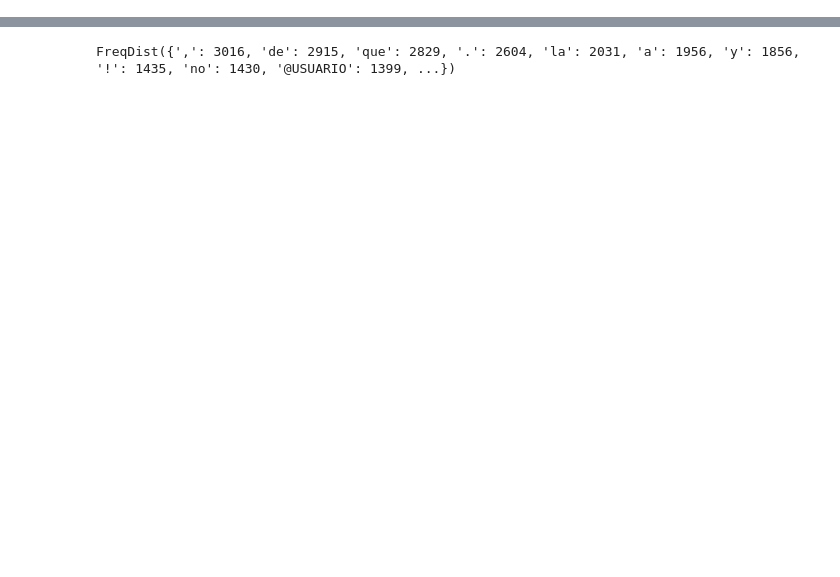
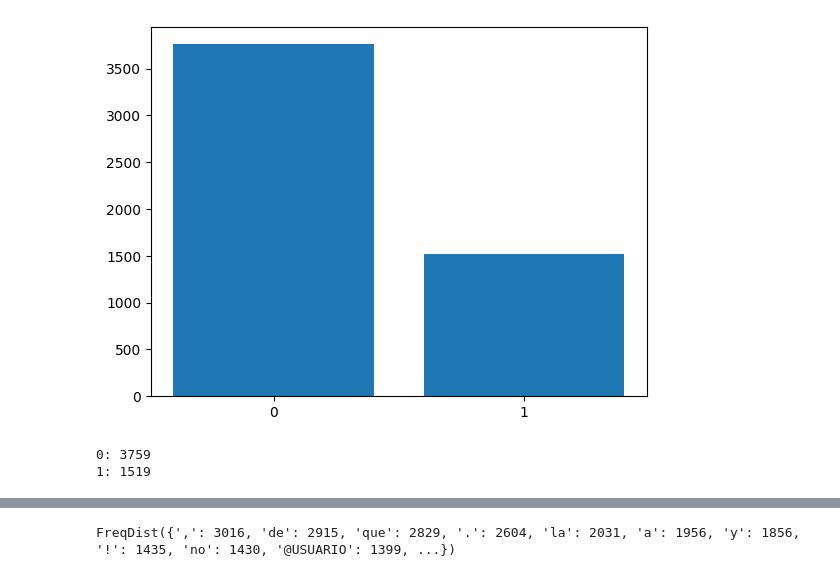
Before and after one commit to Seikened/semestre_v, a Jupyter notebook: procesamiento_lenguaje/fernando_leon_franco_Practica2_BoW.ipynb, the cells around one changed output, grey strips where cells are left out. Drawn from its saved outputs; the diff is of its cells as text; code cells hidden in the pictures; blank space fills up the shorter version.

```diff
--- a/procesamiento_lenguaje/fernando_leon_franco_Practica2_BoW.ipynb
+++ b/procesamiento_lenguaje/fernando_leon_franco_Practica2_BoW.ipynb
@@ -59,0 +18,16 @@ print(tokens)
+# %%
+path_global = "/Users/ferleon/Github/semestre_v/procesamiento_lenguaje"
+path_corpus = path_global + '/mex20_train.txt'
+path_truth = path_global + '/mex20_train_labels.txt'
+
+
+tr_txt, tr_y = get_texts_from_file(path_corpus,path_truth)
+
+
+
+# Construir los datos de validación
+path_corpus = path_global + '/mex20_val.txt'
+path_truth = path_global + '/mex20_val_labels.txt'
+
+
+va_txt, va_y = get_texts_from_file(path_corpus,path_truth)
@@ -59,0 +62,21 @@ print(tokens)
+# %%
+# Ver los datos saber si es balanceado o desbalanceado
+count_0 = 0
+count_1 = 0
+
+for label in tr_y:
+    label = label.strip()
+    if label == '0':
+        count_0 += 1
+    elif label == '1':
+        count_1 += 1
+
+plt.bar(['0','1'],[count_0,count_1])
+plt.show()
+
+print(f"0: {count_0}")
+print(f"1: {count_1}")
+# %% [output]
+[figure, added]
+0: 3759
+1: 1519
```
Also changed, not shown: parts of 28 cells of this notebook, 4 other files.
